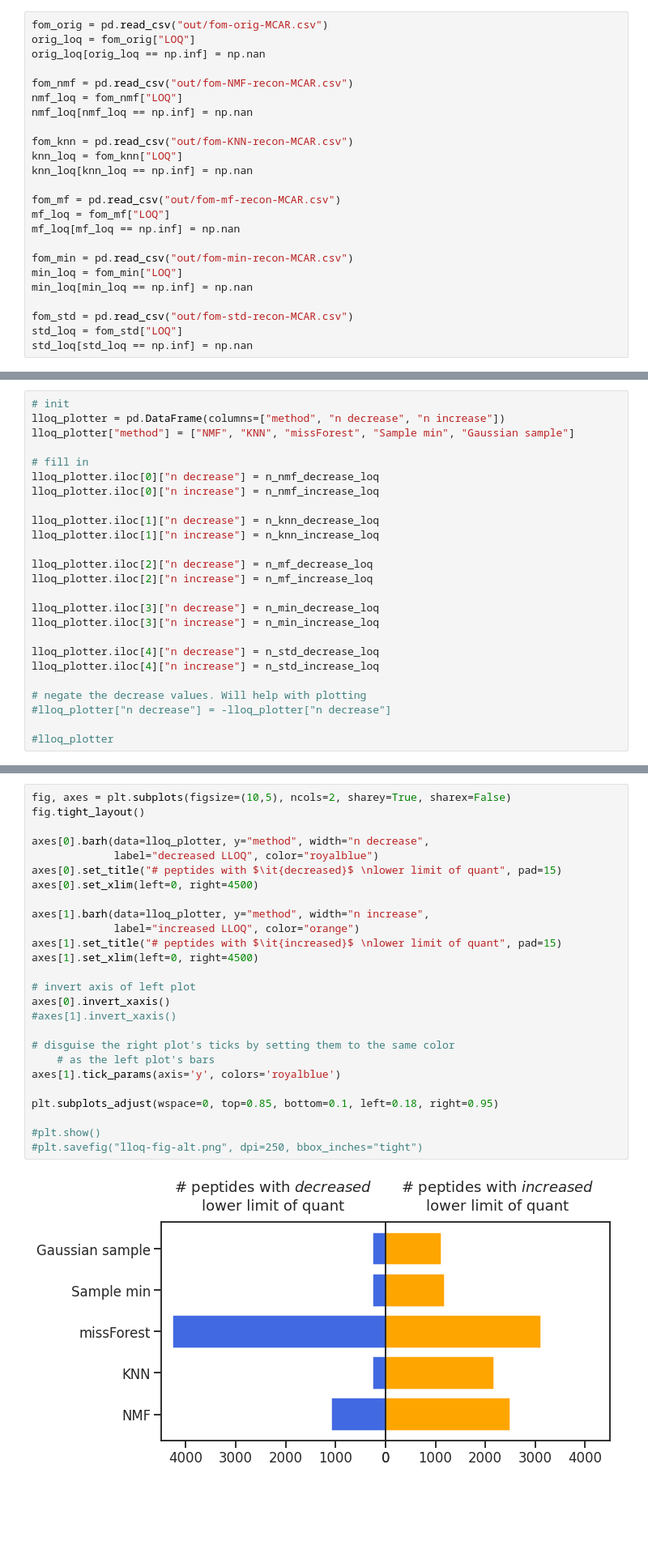
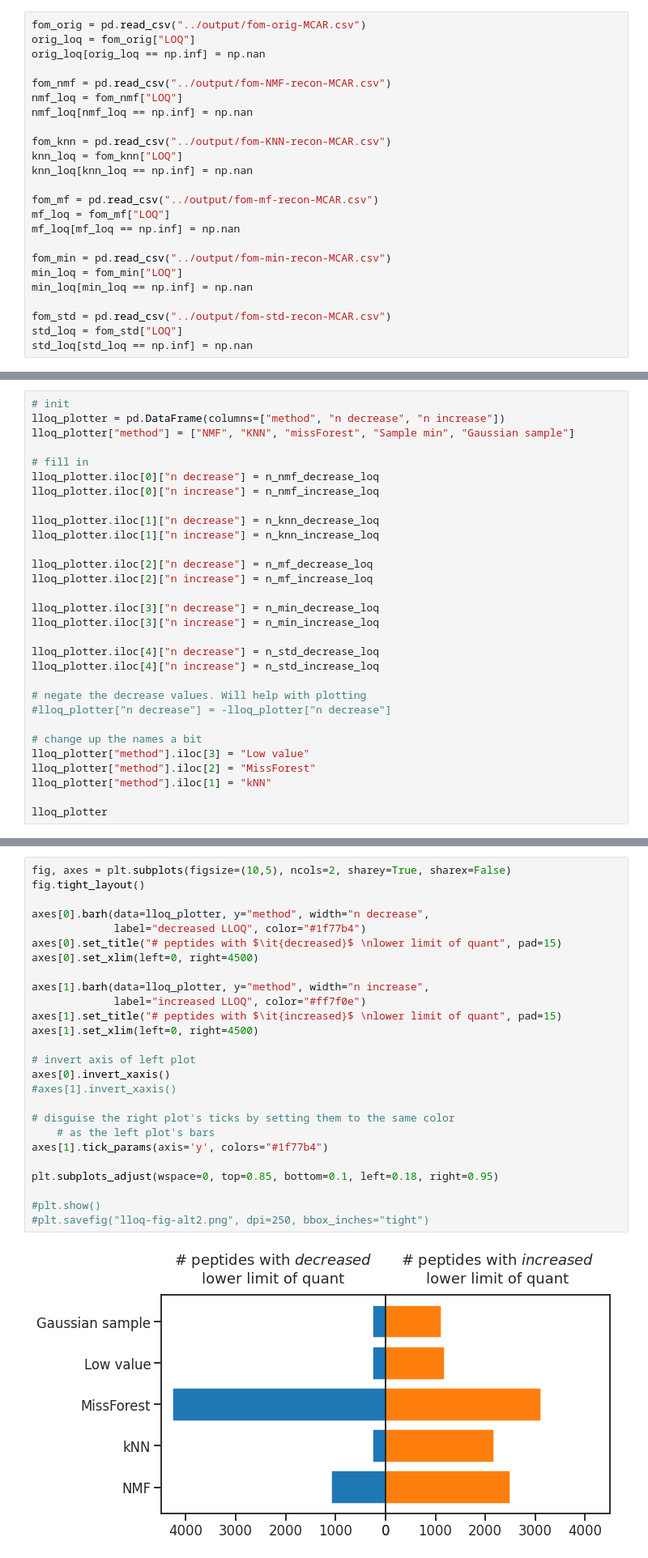
Before and after one commit to Noble-Lab/2023-prot-impute-benchmark, a Jupyter notebook: generate_figures/lloq-and-quant-peptides/notebooks/lloq-multipanel-figure.ipynb, the cells around one changed output, grey strips where cells are left out. Shown at 81% size. Saved outputs shown, nothing was run; the diff lists cells and outputs as text; blank space fills up the shorter version.

```diff
--- a/generate_figures/rescue-experiment/notebooks/lloq-multipanel-figure.ipynb
+++ b/generate_figures/lloq-and-quant-peptides/notebooks/lloq-multipanel-figure.ipynb
@@ -17,27 +17,27 @@ sns.set_palette("tab10")
 # %% [markdown]
 #### Get LLOQs from the orig and imputed matrices
 # %%
-fom_orig = pd.read_csv("out/fom-orig-MCAR.csv")
+fom_orig = pd.read_csv("../output/fom-orig-MCAR.csv")
 orig_loq = fom_orig["LOQ"]
 orig_loq[orig_loq == np.inf] = np.nan
 
-fom_nmf = pd.read_csv("out/fom-NMF-recon-MCAR.csv")
+fom_nmf = pd.read_csv("../output/fom-NMF-recon-MCAR.csv")
 nmf_loq = fom_nmf["LOQ"]
 nmf_loq[nmf_loq == np.inf] = np.nan
 
-fom_knn = pd.read_csv("out/fom-KNN-recon-MCAR.csv")
+fom_knn = pd.read_csv("../output/fom-KNN-recon-MCAR.csv")
 knn_loq = fom_knn["LOQ"]
 knn_loq[knn_loq == np.inf] = np.nan
 
-fom_mf = pd.read_csv("out/fom-mf-recon-MCAR.csv")
+fom_mf = pd.read_csv("../output/fom-mf-recon-MCAR.csv")
 mf_loq = fom_mf["LOQ"]
 mf_loq[mf_loq == np.inf] = np.nan
 
-fom_min = pd.read_csv("out/fom-min-recon-MCAR.csv")
+fom_min = pd.read_csv("../output/fom-min-recon-MCAR.csv")
 min_loq = fom_min["LOQ"]
 min_loq[min_loq == np.inf] = np.nan
 
-fom_std = pd.read_csv("out/fom-std-recon-MCAR.csv")
+fom_std = pd.read_csv("../output/fom-std-recon-MCAR.csv")
 std_loq = fom_std["LOQ"]
 std_loq[std_loq == np.inf] = np.nan
 # %% [output]
@@ -230,4 +230,9 @@ lloq_plotter.iloc[4]["n increase"] = n_std_increase_loq
 # negate the decrease values. Will help with plotting
 #lloq_plotter["n decrease"] = -lloq_plotter["n decrease"]
 
-#lloq_plotter
+# change up the names a bit
+lloq_plotter["method"].iloc[3] = "Low value"
+lloq_plotter["method"].iloc[2] = "MissForest"
+lloq_plotter["method"].iloc[1] = "kNN"
+
+lloq_plotter
@@ -236,31 +248,31 @@ lloq_plotter.iloc[4]["n increase"] = n_std_increase_loq
 # %%
 fig, axes = plt.subplots(figsize=(10,5), ncols=2, sharey=True, sharex=False)
 fig.tight_layout()
 
 axes[0].barh(data=lloq_plotter, y="method", width="n decrease",
-             label="decreased LLOQ", color="royalblue")
+             label="decreased LLOQ", color="#1f77b4")
 axes[0].set_title("# peptides with $\it{decreased}$ \nlower limit of quant", pad=15)
 axes[0].set_xlim(left=0, right=4500)
 
 axes[1].barh(data=lloq_plotter, y="method", width="n increase",
-             label="increased LLOQ", color="orange")
+             label="increased LLOQ", color="#ff7f0e")
 axes[1].set_title("# peptides with $\it{increased}$ \nlower limit of quant", pad=15)
 axes[1].set_xlim(left=0, right=4500)
 
 # invert axis of left plot
 axes[0].invert_xaxis()
 #axes[1].invert_xaxis()
 
 # disguise the right plot's ticks by setting them to the same color
     # as the left plot's bars
-axes[1].tick_params(axis='y', colors='royalblue')
+axes[1].tick_params(axis='y', colors="#1f77b4")
 
 plt.subplots_adjust(wspace=0, top=0.85, bottom=0.1, left=0.18, right=0.95)
 
 #plt.show()
-#plt.savefig("lloq-fig-alt.png", dpi=250, bbox_inches="tight")
+#plt.savefig("lloq-fig-alt2.png", dpi=250, bbox_inches="tight")
 # %% [output]
-[figure, old version]
+[figure, new version]
 # %% [markdown]
 ***
 # %% [markdown]
```
Also changed, not shown: parts of 2 cells of this notebook, 41 other files.
